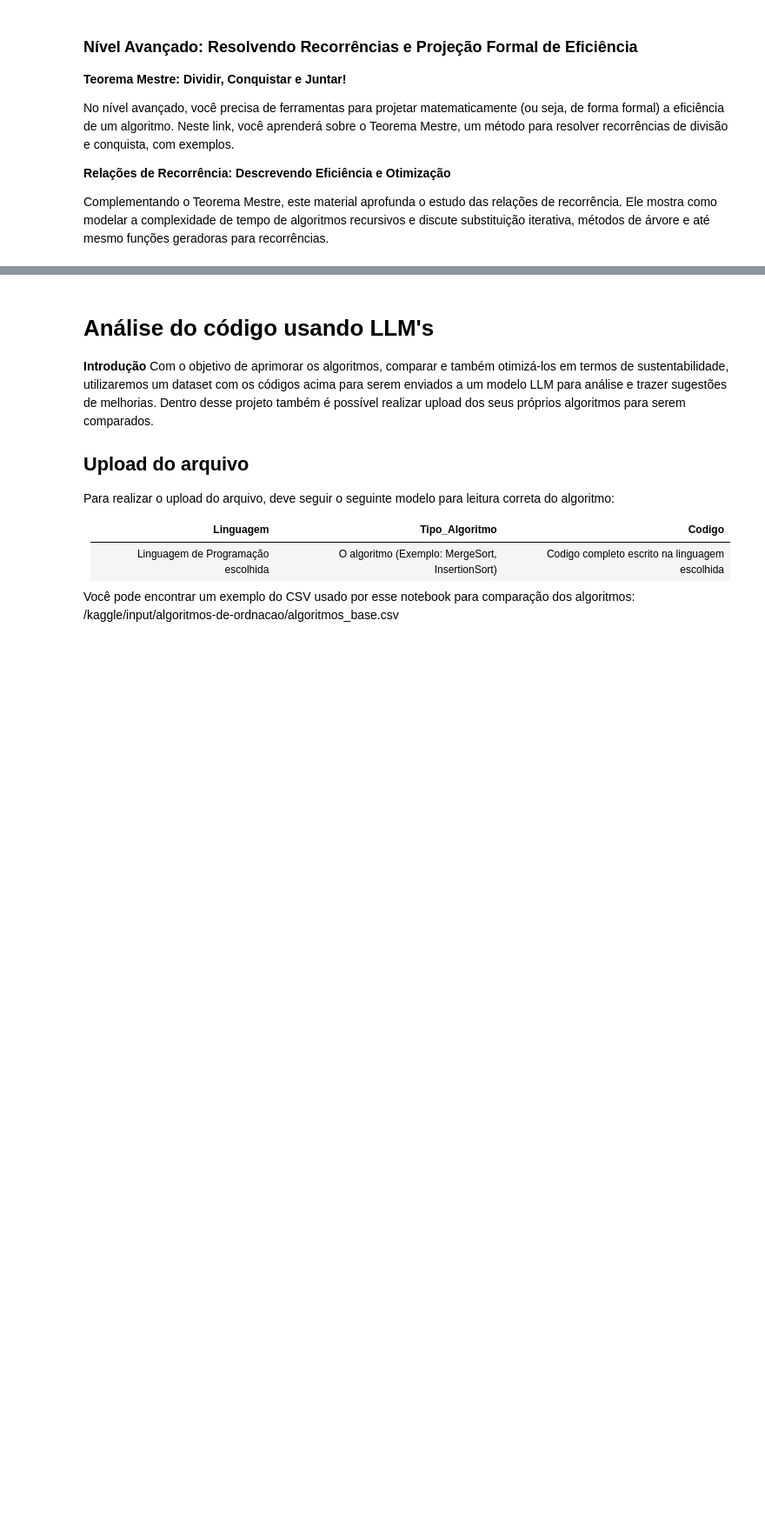
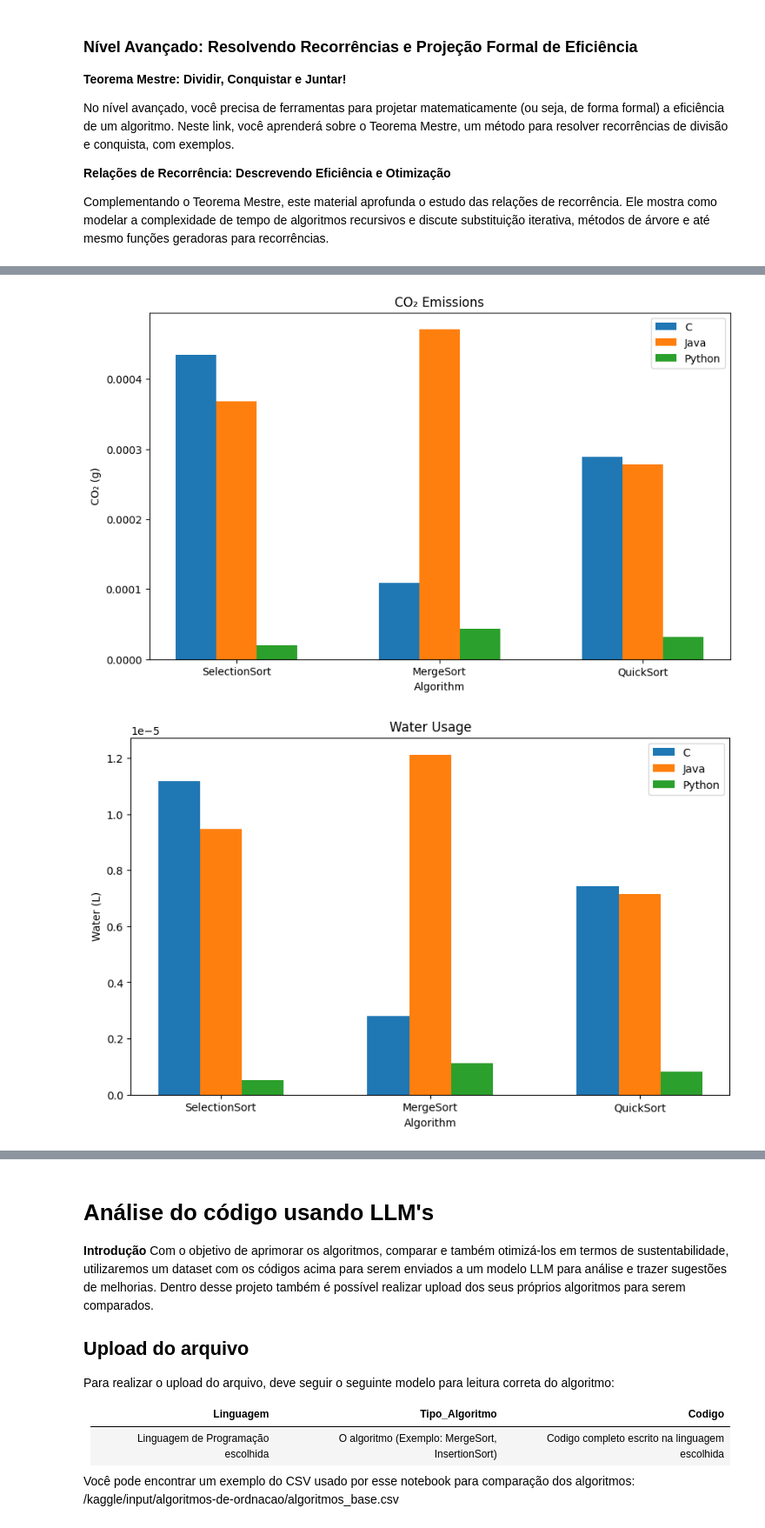
Before and after one commit to PedroSeabra/sustentabilidade, a Jupyter notebook: trabalho-de-sustentabilidade-em-computa-o.ipynb, the cells around one changed output, grey strips where cells are left out. Shown: that part at 87% size. Drawn from its saved outputs; the diff is of its cells as text; code cells hidden in the pictures; blank space fills up the shorter version.

```diff
--- a/trabalho-de-sustentabilidade-em-computa-o.ipynb
+++ b/trabalho-de-sustentabilidade-em-computa-o.ipynb
@@ -350,0 +681,8 @@ void selectionSort(int arr[], int n) {
+# %%
+plot_bar_chart(metrics["co2_emissions"], "CO₂ Emissions", "CO₂ (g)")
+plot_bar_chart(metrics["water_usage"], "Water Usage", "Water (L)")
+plot_bar_chart(metrics["edp"], "Energy Delay Product", "EDP (kWh·s)")
+plot_bar_chart(metrics["memory_efficiency"], "Memory Efficiency", "MB/kWh")
+# %% [output]
+[figure, added]
+[figure, added]
```
Also changed, not shown: parts of 17 cells of this notebook, 20 other files.
